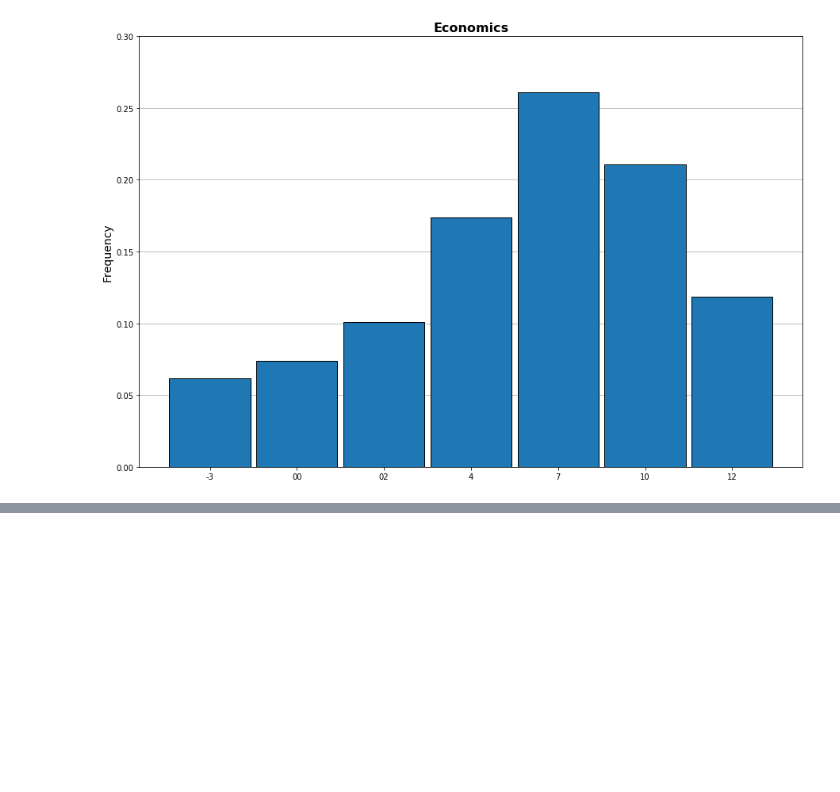
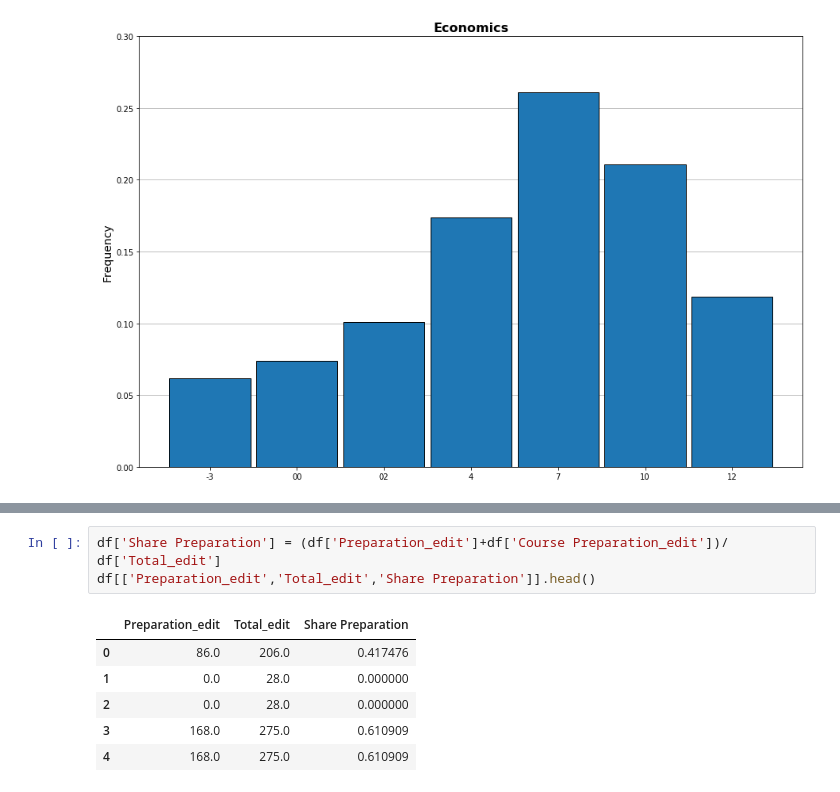
Before and after one commit to tnv875/Group18-NoTeeth, a Jupyter notebook: Exam project/Jens/Load final data set (ONLY DUPLICATE)-Copy1.ipynb, the cells around one changed output, grey strips where cells are left out. Drawn from its saved outputs; the diff is of its cells as text; blank space fills up the shorter version.

```diff
--- a/Exam project/Jens/Load final data set (ONLY DUPLICATE)-Copy1.ipynb
+++ b/Exam project/Jens/Load final data set (ONLY DUPLICATE)-Copy1.ipynb
@@ -253,0 +278,10 @@ f.savefig('histogram_gades_economics.png')
+# %%
+df['Share Preparation'] = (df['Preparation_edit']+df['Course Preparation_edit'])/ df['Total_edit']
+df[['Preparation_edit','Total_edit','Share Preparation']].head()
+# %% [output]
+|  | Preparation_edit | Total_edit | Share Preparation |
+| 0 | 86.0 | 206.0 | 0.417476 |
+| 1 | 0.0 | 28.0 | 0.000000 |
+| 2 | 0.0 | 28.0 | 0.000000 |
+| 3 | 168.0 | 275.0 | 0.610909 |
+| 4 | 168.0 | 275.0 | 0.610909 |
```
Also changed, not shown: parts of 20 cells of this notebook.
